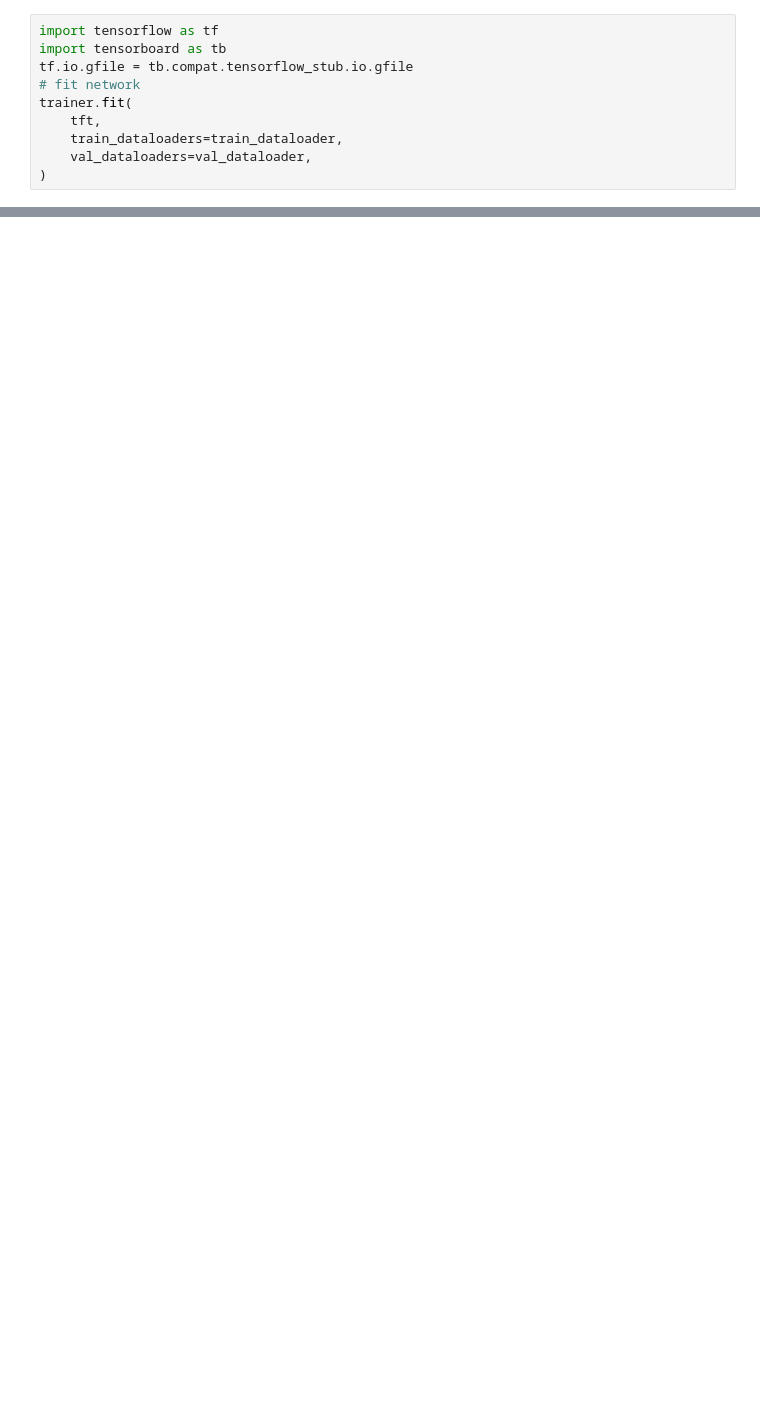
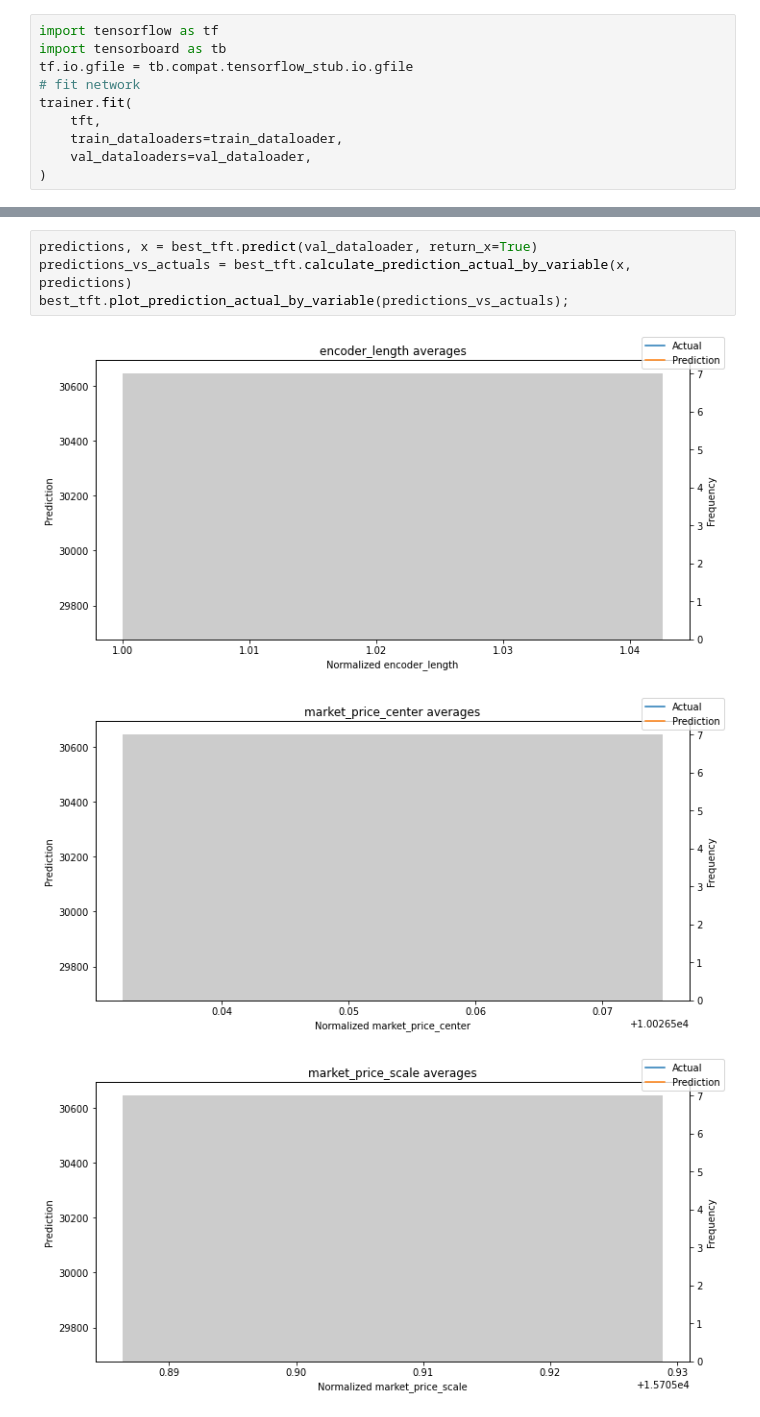
Before and after one commit to praveen686/ai-crypto-trading, a Jupyter notebook: test_cust_data.ipynb, the cells around one changed output, grey strips where cells are left out. Saved outputs shown, nothing was run; the diff lists cells and outputs as text; blank space fills up the shorter version.

```diff
--- a/test_cust_data.ipynb
+++ b/test_cust_data.ipynb
@@ -248,0 +276,8 @@ NameError: name 'path' is not defined
+# %%
+predictions, x = best_tft.predict(val_dataloader, return_x=True)
+predictions_vs_actuals = best_tft.calculate_prediction_actual_by_variable(x, predictions)
+best_tft.plot_prediction_actual_by_variable(predictions_vs_actuals);
+# %% [output]
+[figure, added]
+[figure, added]
+[figure, added]
```
Also changed, not shown: parts of 29 cells of this notebook.
